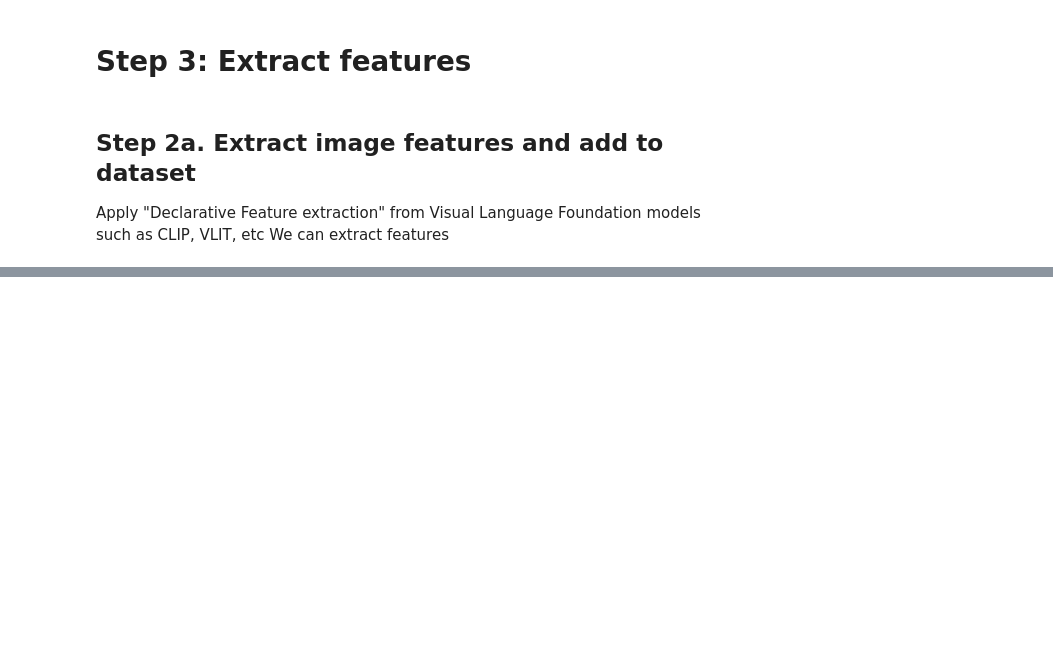
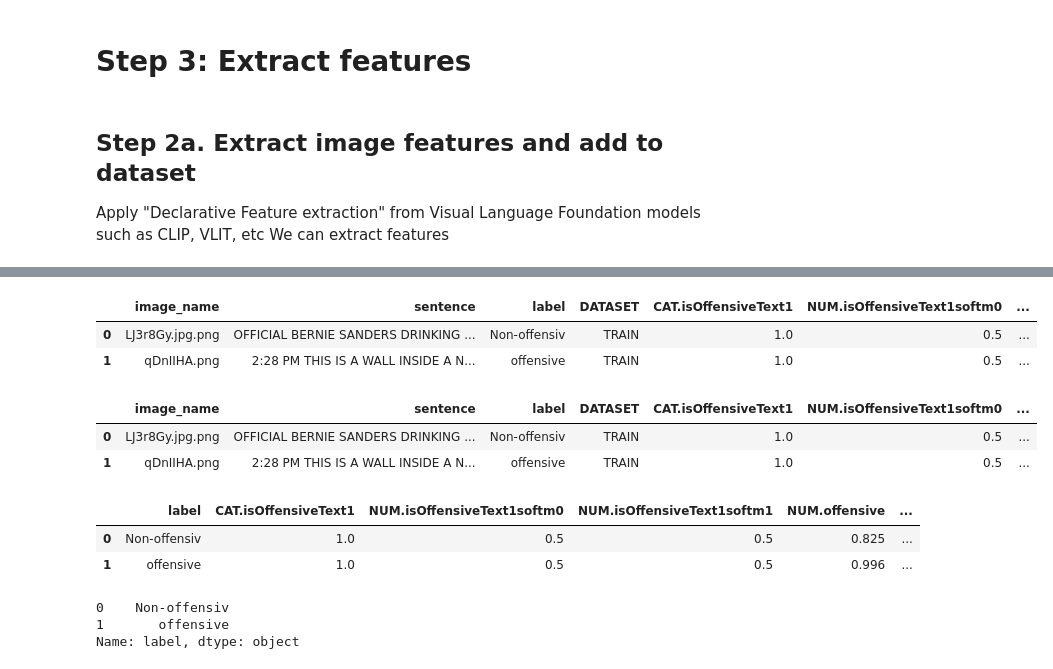
Before and after one commit to rajagopalmotivate/WiproMultiModalClassifierOffensive, a Jupyter notebook: Enduser_Declares_Active_Features_to_improve_X_Multimodal_classifer_ver_3.ipynb, the cells around one changed output, grey strips where cells are left out. Cells and saved outputs as stored; diff of their text form; code cells hidden in the pictures; blank space fills up the shorter version.

```diff
--- a/Enduser_Declares_Active_Features_to_improve_X_Multimodal_classifer_ver_3.ipynb
+++ b/Enduser_Declares_Active_Features_to_improve_X_Multimodal_classifer_ver_3.ipynb
@@ -398,0 +461,3 @@ dfraw
+# %%
+for p in range( len(VISUALREASONING_FactorsALL_ColomnName) ):
+  print(VISUALREASONING_FactorsALL_ColomnName[p])
@@ -534,0 +785,14 @@ except Exception:
+# %%
+dfraw.head(2)
+# %% [output]
+|  | image_name | sentence | label | DATASET | CAT.isOffensiveText1 | NUM.isOffensiveText1softm0 | ... |
+| 0 | LJ3r8Gy.jpg.png | OFFICIAL BERNIE SANDERS DRINKING ... | Non-offensiv | TRAIN | 1.0 | 0.5 | ... |
+| 1 | qDnIIHA.png | 2:28 PM THIS IS A WALL INSIDE A N... | offensive | TRAIN | 1.0 | 0.5 | ... |
+# %%
+dftemp = dfraw.copy(deep=True)
+dftemp = dftemp[0:2]
+dftemp
+# %% [output]
+|  | image_name | sentence | label | DATASET | CAT.isOffensiveText1 | NUM.isOffensiveText1softm0 | ... |
+| 0 | LJ3r8Gy.jpg.png | OFFICIAL BERNIE SANDERS DRINKING ... | Non-offensiv | TRAIN | 1.0 | 0.5 | ... |
+| 1 | qDnIIHA.png | 2:28 PM THIS IS A WALL INSIDE A N... | offensive | TRAIN | 1.0 | 0.5 | ... |
@@ -534,0 +804,6 @@ except Exception:
+# %%
+dftemp
+# %% [output]
+|  | label | CAT.isOffensiveText1 | NUM.isOffensiveText1softm0 | NUM.isOffensiveText1softm1 | NUM.offensive | ... |
+| 0 | Non-offensiv | 1.0 | 0.5 | 0.5 | 0.825 | ... |
+| 1 | offensive | 1.0 | 0.5 | 0.5 | 0.996 | ... |
@@ -534,0 +816,6 @@ except Exception:
+# %%
+y_trainTEMP
+# %% [output]
+0    Non-offensiv
+1       offensive
+Name: label, dtype: object
```
Also changed, not shown: parts of 78 cells of this notebook.
